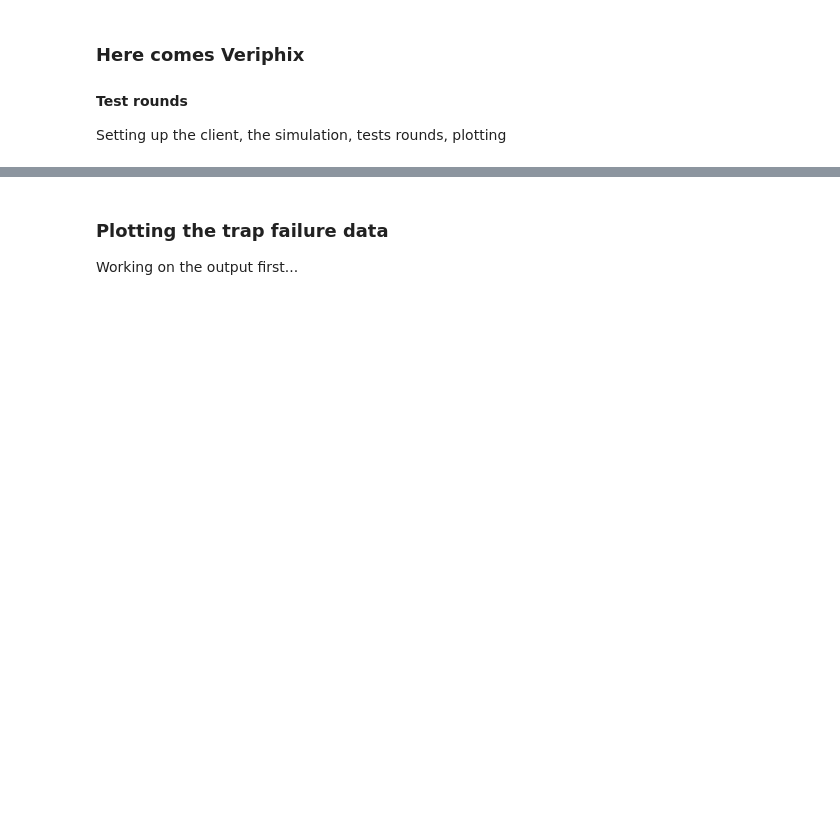
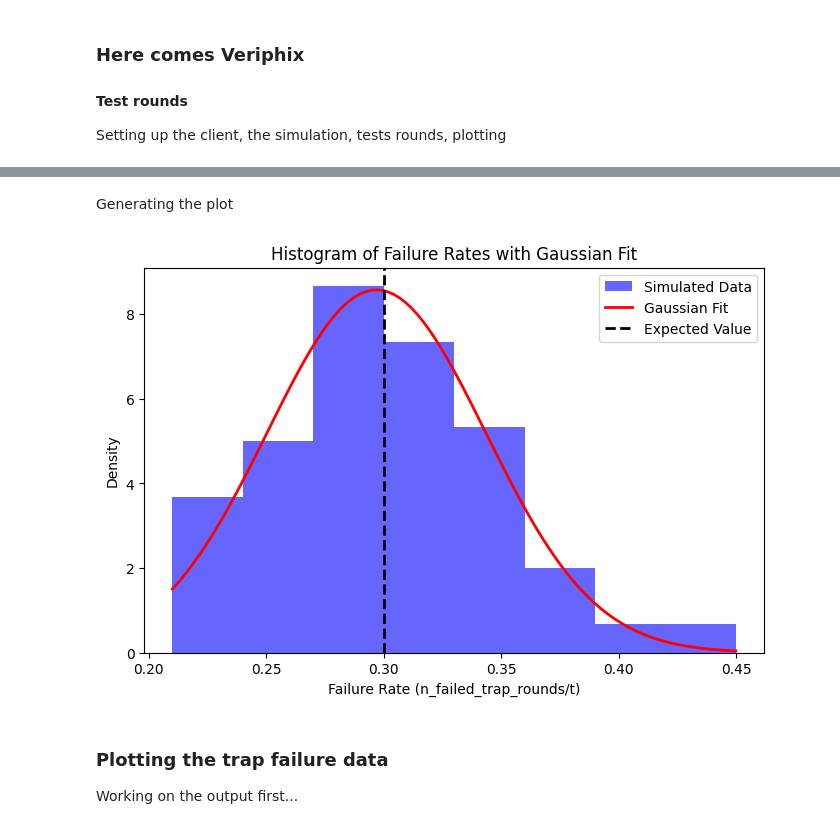
Before and after one commit to qat-inria/gospel, a Jupyter notebook: minimize_space.ipynb, the cells around one changed output, grey strips where cells are left out. Cells and saved outputs as stored; diff of their text form; code cells hidden in the pictures; blank space fills up the shorter version.

Commit message:
Distribution of trap rounds failure with Global noise

```diff
--- a/minimize_space.ipynb
+++ b/minimize_space.ipynb
@@ -47,0 +75,7 @@ print(f"Number of nodes in the pattern : {pattern.n_node}")
+# %%
+import json
+from pathlib import Path
+with Path("circuits/table.json").open() as f:
+    table = json.load(f)
+    circuits = [name for name,prob in table.items() if prob < 0.2 or prob > 0.8]
+    print(len(circuits))
@@ -70,6 +163,7 @@ test_runs =  client.create_test_runs(manual_colouring=colours)
 
 # Insert noise here
 noise = DepolarisingNoiseModel(entanglement_error_prob=0.1)
+noise = GlobalNoiseModel(prob=1, nodes=range(pattern.n_node))
 
 backend = DensityMatrixBackend()
 
@@ -82,7 +176,9 @@ n_iterations = 10
 test_outcome_table = []
 
 for _ in range(n_iterations):
-    run = random.choice(test_runs)
+    run = TrappifiedCanvas(random.choice(test_runs))
+    # Change noisy qubit at each iteration (choose randomly)
+    # noise.refresh_randomness()
     # print(run.traps_list)
     trap_outcomes = client.delegate_test_run(
         run=run, backend=backend, noise_model=noise
@@ -104,3 +264,29 @@ print(f"Number of failed rounds: {n_failures}/{n_iterations}")
+# %% [markdown]
+Generating the plot
+# %%
+# Compute expected value
+expected = p_err / len(test_runs)  # Assuming 10 single-qubit traps per test round
+
+# Plot histogram
+plt.figure(figsize=(8, 5))
+counts, bins, _ = plt.hist(fail_rates, bins=8, density=True, alpha=0.6, color='b', label='Simulated Data')
+
+# Fit Gaussian curve
+mu, std = norm.fit(fail_rates)
+x = np.linspace(min(bins), max(bins), 100)
+p = norm.pdf(x, mu, std)
+plt.plot(x, p, 'r-', linewidth=2, label='Gaussian Fit')
+
+# Vertical line for expected value
+plt.axvline(expected, color='k', linestyle='dashed', linewidth=2, label='Expected Value')
+
+plt.xlabel('Failure Rate (n_failed_trap_rounds/t)')
+plt.ylabel('Density')
+plt.title('Histogram of Failure Rates with Gaussian Fit')
+plt.legend()
+plt.show()
+# %% [output]
+[figure, added]
 # %% [markdown]
 ### Plotting the trap failure data
 Working on the output first...
```
Also changed, not shown: parts of 12 cells of this notebook, 1 other file.
